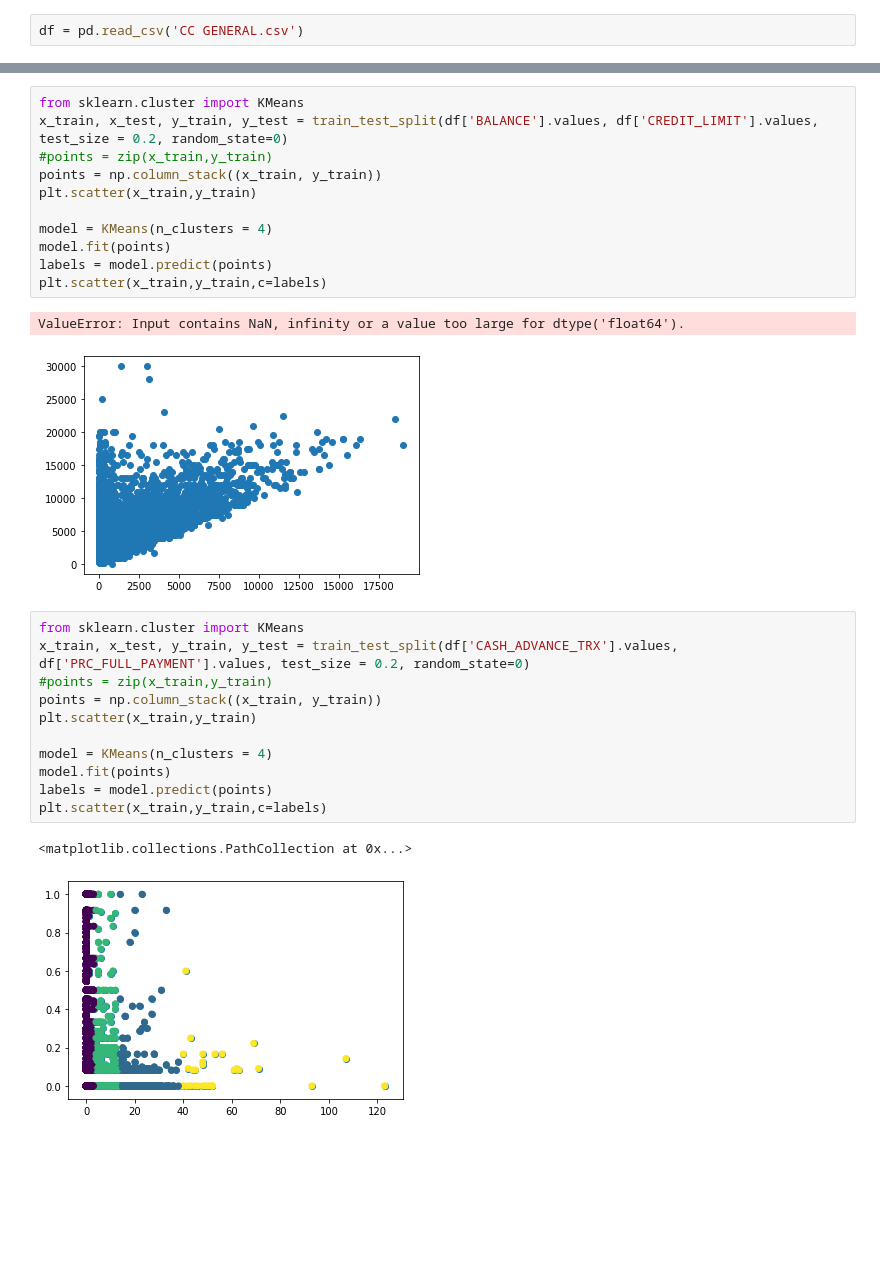
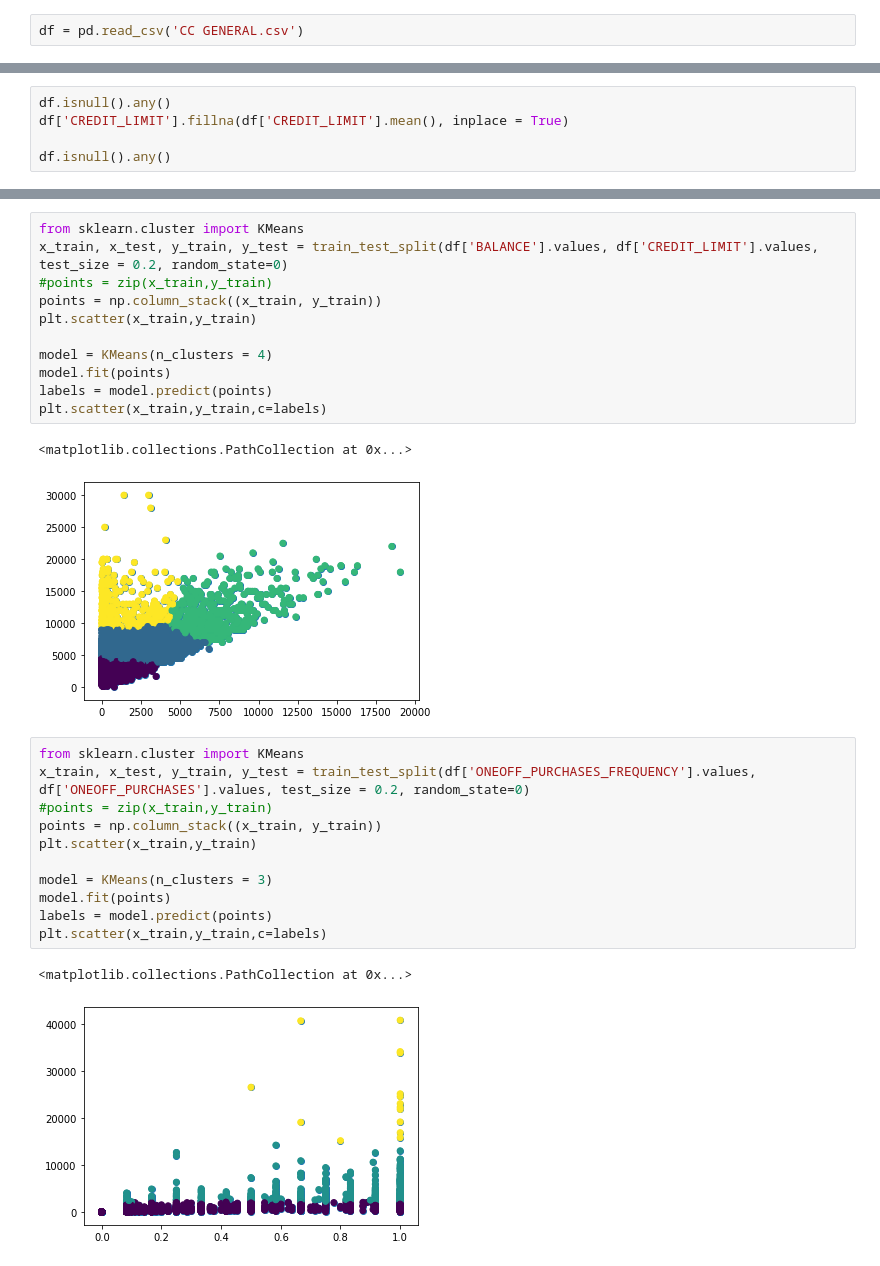
Before and after one commit to FahmiGozal/Credit-Card-Dataset-Clustering, a Jupyter notebook: Credit_Card_Dataset_Clustering.ipynb, the cells around one changed output, grey strips where cells are left out. Saved outputs shown, nothing was run; the diff lists cells and outputs as text; blank space fills up the shorter version.

```diff
--- a/Credit_Card_Dataset_Clustering.ipynb
+++ b/Credit_Card_Dataset_Clustering.ipynb
@@ -31,0 +10,5 @@ dtype: bool
+# %%
+df.isnull().any()
+df['CREDIT_LIMIT'].fillna(df['CREDIT_LIMIT'].mean(), inplace = True)
+
+df.isnull().any()
@@ -41,19 +44,19 @@ model.fit(points)
 labels = model.predict(points)
 plt.scatter(x_train,y_train,c=labels)
 # %% [output]
-ValueError: Input contains NaN, infinity or a value too large for dtype('float64').
+<matplotlib.collections.PathCollection at 0x...>
-[figure, old version]
+[figure, new version]
 # %%
 from sklearn.cluster import KMeans
-x_train, x_test, y_train, y_test = train_test_split(df['CASH_ADVANCE_TRX'].values, df['PRC_FULL_PAYMENT'].values, test_size = 0.2, random_state=0)
+x_train, x_test, y_train, y_test = train_test_split(df['ONEOFF_PURCHASES_FREQUENCY'].values, df['ONEOFF_PURCHASES'].values, test_size = 0.2, random_state=0)
 #points = zip(x_train,y_train)
 points = np.column_stack((x_train, y_train))
 plt.scatter(x_train,y_train)
 
-model = KMeans(n_clusters = 4)
+model = KMeans(n_clusters = 3)
 model.fit(points)
 labels = model.predict(points)
 plt.scatter(x_train,y_train,c=labels)
 # %% [output]
 <matplotlib.collections.PathCollection at 0x...>
-[figure, old version]
+[figure, new version]
```
Also changed, not shown: parts of 3 cells of this notebook.
